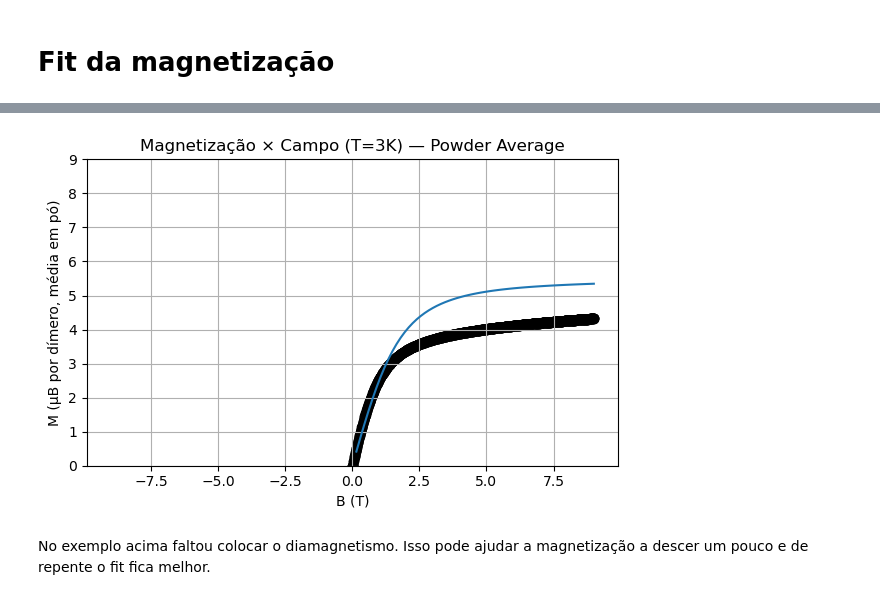
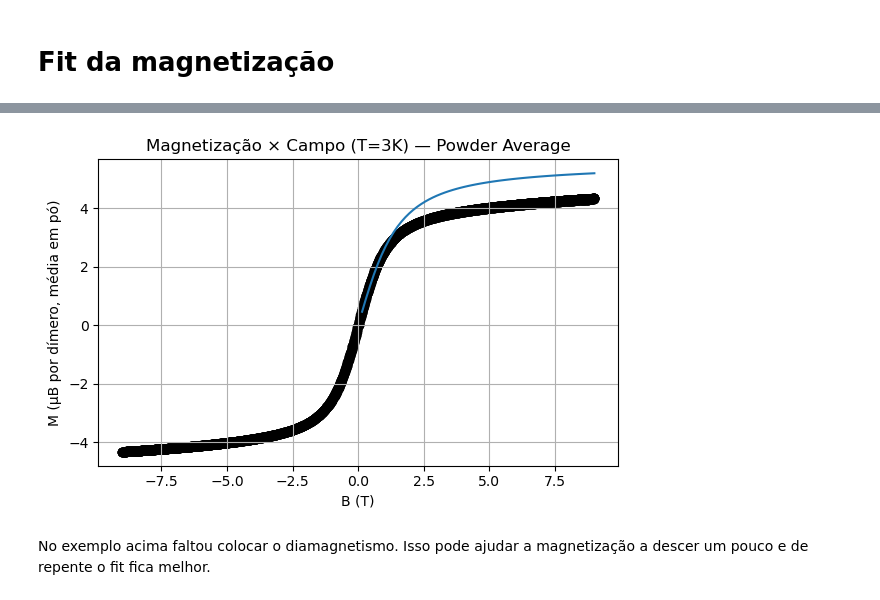
Before and after one commit to alanfdsa/Co_Dimer_M16, a Jupyter notebook: Analise_Nova.ipynb, the cells around one changed output, grey strips where cells are left out. Cells and saved outputs as stored; diff of their text form; code cells hidden in the pictures.

```diff
--- a/Analise_Nova.ipynb
+++ b/Analise_Nova.ipynb
@@ -376,8 +376,8 @@ kB = 1.380649e-23
 muB = 9.2740100783e-24
 
 # Parameters
-gx, gy, gz = 2,2.1,3.47
-J_cm, D_cm, E_cm = -4.87, 57.22, 6.35
+gx, gy, gz = 2.5,2.5,2.45
+J_cm, D_cm, E_cm = -5.95, 62,15.99
 cm_to_J = h * c * 100.0
 J_J, D_J, E_J = J_cm*cm_to_J, D_cm*cm_to_J, E_cm*cm_to_J
 
@@ -447,34 +447,34 @@ dphi = 2*np.pi/Nphi
 
 def M_powder(B, T):
     acc=0.0
     for xi, wi in zip(x_nodes, x_weights):
         theta=np.arccos(xi)
         for phi in phis:
             acc += wi*dphi * M_orientation(B,T,theta,phi)
     return acc/(4*np.pi)
 
 # Compute curve
 T=3.0
 Bvals = np.linspace(0,9,61)
 Mvals=[]
 for B in Bvals:
     Mvals.append(M_powder(B,T)/muB)
 
 # Plot
 plt.figure(figsize=(6,4))
 plt.scatter(Iso_T3['Magnetic Field (Oe)']/10000,Iso_T3['M (mu_B N_A)'],color='black')
 plt.plot(Bvals, Mvals)
-plt.ylim(0,9)
+#plt.ylim(0,9)
 plt.xlabel("B (T)")
 plt.ylabel("M (μB por dímero, média em pó)")
 plt.title("Magnetização × Campo (T=3K) — Powder Average")
 plt.grid(True)
 plt.tight_layout()
 
 #fn="/mnt/data/M_vs_B_powder_3K.png"
 #plt.savefig(fn, dpi=200)
 plt.show()
 # %% [output]
-[figure, old version]
+[figure, new version]
 # %% [markdown]
 No exemplo acima faltou colocar o diamagnetismo. Isso pode ajudar a magnetização a descer um pouco e de repente o fit fica melhor.
```
Also changed, not shown: parts of 8 cells of this notebook, 34 other files.
